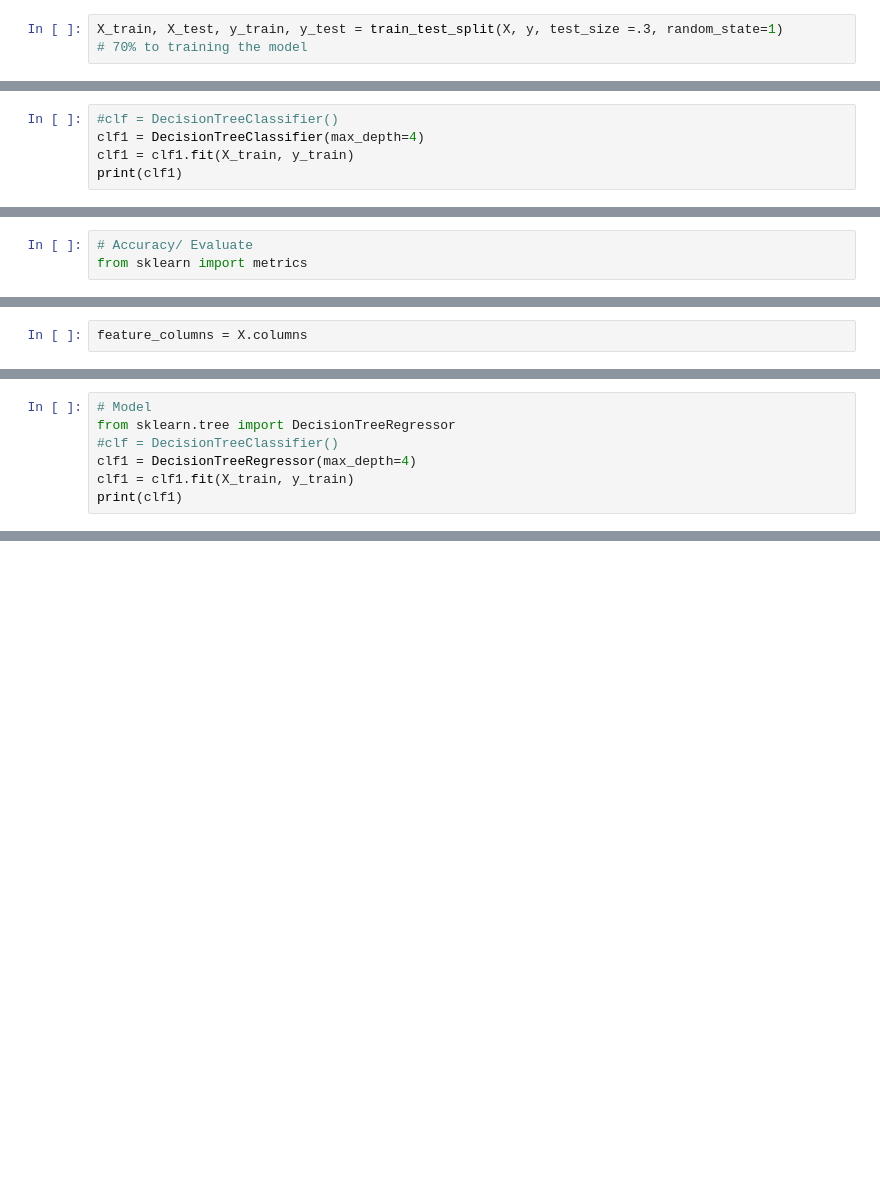
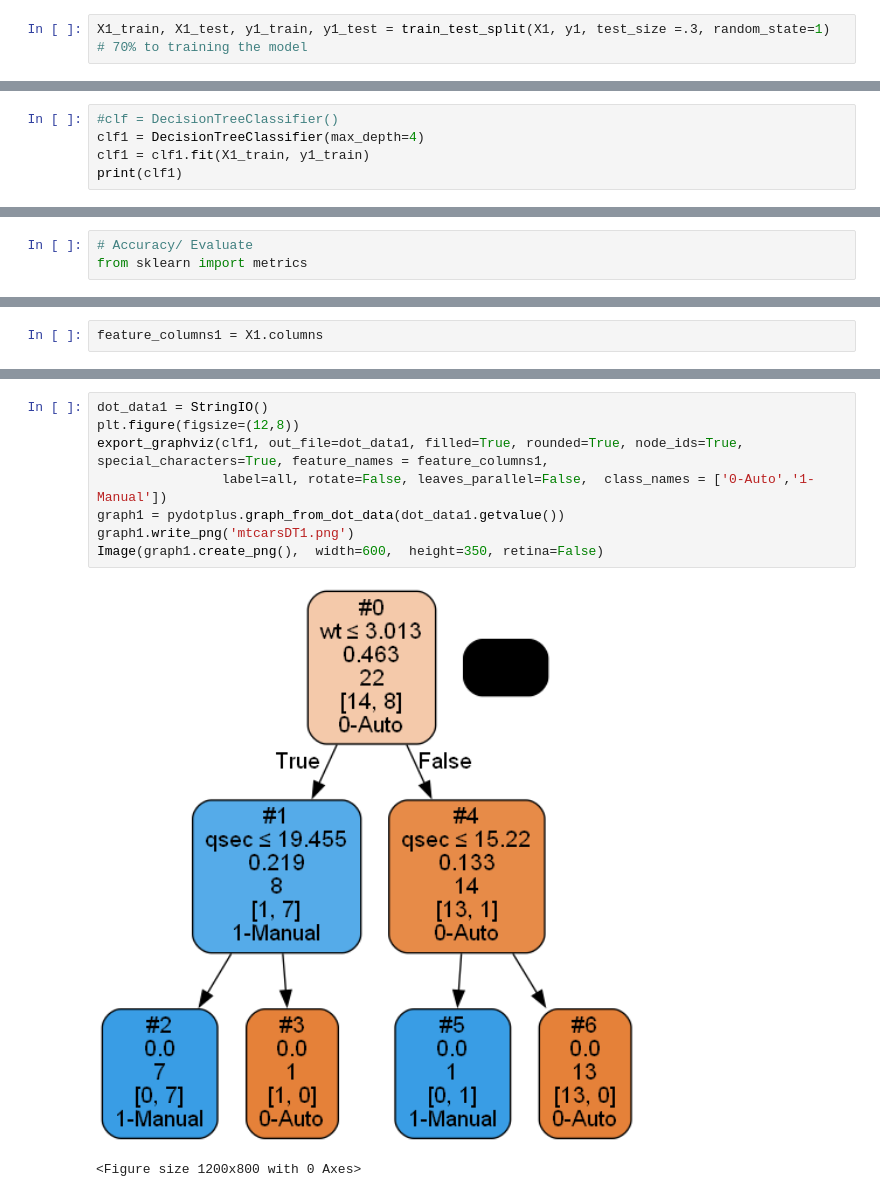
Before and after one commit to DUanalytics/pyJupyter, a Jupyter notebook: 07-analytics2/3DTC/DT_mtcars.ipynb, the cells around one changed output, grey strips where cells are left out. Saved outputs shown, nothing was run; the diff lists cells and outputs as text; blank space fills up the shorter version.

```diff
--- a/07-analytics2/3DTC/DT_mtcars.ipynb
+++ b/07-analytics2/3DTC/DT_mtcars.ipynb
@@ -68,6 +71,6 @@ Counter({1: 13, 0: 19})
 # Split data into train and test
 from sklearn.model_selection import train_test_split
 # %%
-X_train, X_test, y_train, y_test = train_test_split(X, y, test_size =.3, random_state=1)
+X1_train, X1_test, y1_train, y1_test = train_test_split(X1, y1, test_size =.3, random_state=1)
 # 70% to training the model
 # %%
@@ -80,7 +83,7 @@ from sklearn.tree import DecisionTreeClassifier
 # %%
 #clf = DecisionTreeClassifier()
 clf1 = DecisionTreeClassifier(max_depth=4)
-clf1 = clf1.fit(X_train, y_train)
+clf1 = clf1.fit(X1_train, y1_train)
 print(clf1)
 # %% [output]
 DecisionTreeClassifier(max_depth=4)
@@ -118,2 +140,2 @@ Accuracy 0.8
 # %%
-feature_columns = X.columns
+feature_columns1 = X1.columns
@@ -215,7 +197,0 @@ Hornet Sportabout    8  360.0  175  3.15  3.440  17.02   0   0     3     2  18.7
-# %%
-# Model
-from sklearn.tree import DecisionTreeRegressor
-#clf = DecisionTreeClassifier()
-clf1 = DecisionTreeRegressor(max_depth=4)
-clf1 = clf1.fit(X_train, y_train)
-print(clf1)
@@ -234,0 +207,11 @@ plot_tree(clf1, feature_names=X.columns, fontsize=10, filled=True, precision=2);
+# %%
+dot_data1 = StringIO()
+plt.figure(figsize=(12,8))
+export_graphviz(clf1, out_file=dot_data1, filled=True, rounded=True, node_ids=True, special_characters=True, feature_names = feature_columns1,
+                label=all, rotate=False, leaves_parallel=False,  class_names = ['0-Auto','1-Manual'])
+graph1 = pydotplus.graph_from_dot_data(dot_data1.getvalue())
+graph1.write_png('mtcarsDT1.png')
+Image(graph1.create_png(),  width=600,  height=350, retina=False)
+# %% [output]
+[figure, added]
+<Figure size 1200x800 with 0 Axes>
```
Also changed, not shown: parts of 77 cells of this notebook, 3 other files.
